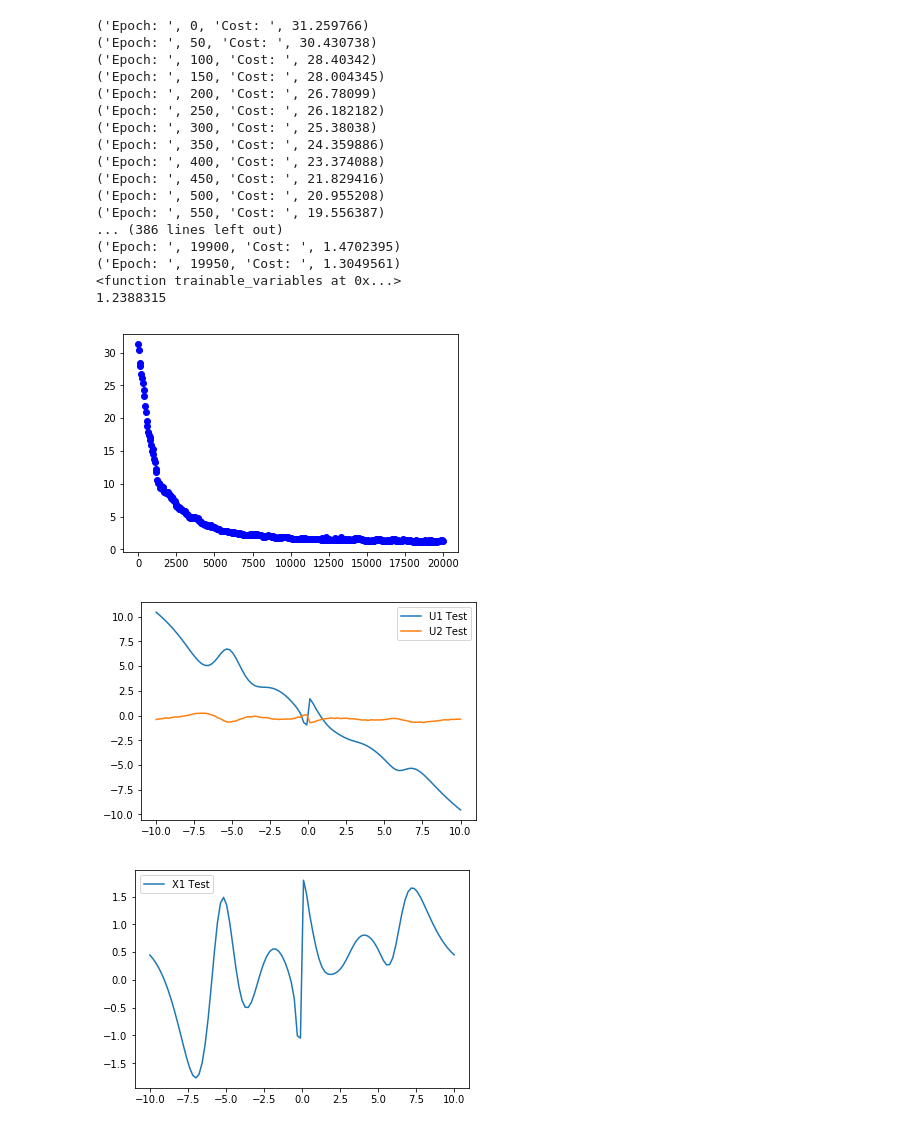
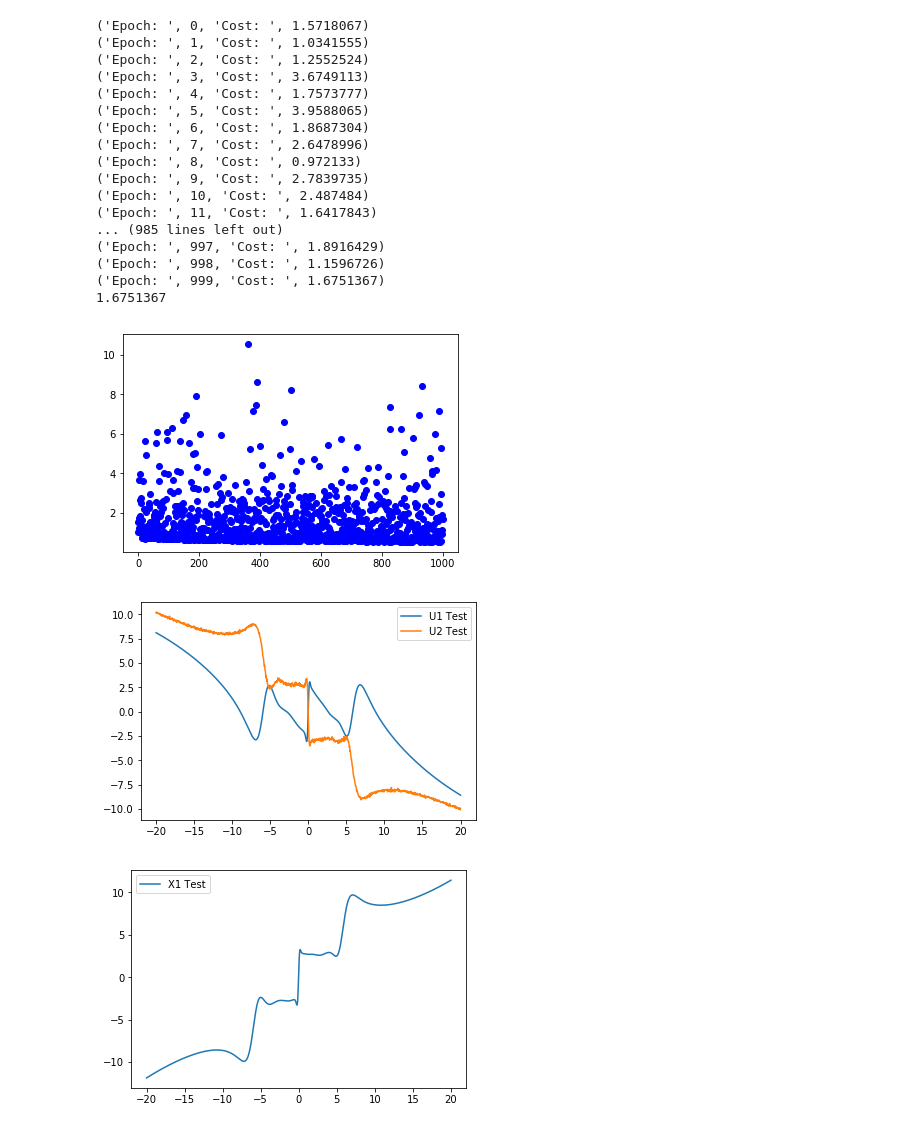
Before and after one commit to laurabrink13/Witsenhausen-Counterexample-with-NNs, a Jupyter notebook: Witsenhausen Counterexample TF.ipynb, the cells around one changed output. Drawn from its saved outputs; the diff is of its cells as text; code cells hidden in the pictures.

```diff
--- a/Witsenhausen Counterexample TF.ipynb
+++ b/Witsenhausen Counterexample TF.ipynb
@@ -7,14 +7,15 @@ import matplotlib.pyplot as plt
 np.random.seed()
 
 m = 1 # dimension
-k_squared = 0.04
+k_squared = 0.15
 m_inv = 1.0
 learning_rate = 0.00001
-epochs = 20000
-batch_size = 500
+# epochs = 20000
+epochs = 1000
+batch_size = 10000
 x_stddev = 5
 test_averaging=100
-decay = 1 - 1*1e-10
+decay = 1 - 10*1e-10
 
 # x_train = np.zeros((epochs,1))
 # for i in range(0,epochs):
@@ -306,9 +357,11 @@ x1_noise = x1 + z
 
 
 hidden_out_2 = tf.layers.dense(
-  x1_noise, 30, tf.nn.sigmoid, use_bias=True)
+  x1_noise, 30, tf.nn.sigmoid, use_bias=True, name='thirdlayer',
+    kernel_initializer=w3_init, bias_initializer=b3_init)
 u2 = tf.layers.dense(
-  hidden_out_2, m, activation=tf.identity, use_bias=True)
+  hidden_out_2, m, activation=tf.identity, use_bias=True, name='fourthlayer',
+    kernel_initializer=w4_init, bias_initializer=b4_init)
 
 
 x2 = x1 - u2
@@ -352,20 +399,17 @@ with tf.Session() as sess:
                          adaptive_learning_rate: learning_rate * (decay**epoch)})
     #         print("Epoch:", (epoch + 1), "cost =", "{:.3f}")
     #         print(u1)
-        if epoch % 50 == 0:
+        if epoch % 1 == 0:
             print("Epoch: ", epoch, "Cost: ",cost)
             plt.plot(epoch, cost, 'bo')
 
     # Test over a continuous range of X
-    x0_test = np.linspace(-2*x_stddev, 2*x_stddev, num=100)
-    u1_test, u2_test, x1_test = np.zeros((1, 100)), np.zeros((1, 100)), np.zeros(
-    (1, 100))
+    x0_test = np.linspace(-4*x_stddev, 4*x_stddev, num=1000)
+    u1_test, u2_test, x1_test = np.zeros((1, 1000)), np.zeros((1, 1000)), np.zeros(
+    (1, 1000))
 
-    train_vars = tf.GraphKeys.TRAINABLE_VARIABLES
-    train_vars = tf.trainable_variables
-    print(train_vars)
 
-    for i in range(100):
+    for i in range(1000):
         u1t, u2t, x1t = 0, 0, 0
         for _ in range(test_averaging):
           u1tmp, u2tmp, x1tmp = sess.run(
@@ -381,53 +425,61 @@ with tf.Session() as sess:
         x1_test[0, i] = x1t / test_averaging
 
     with tf.variable_scope('firstlayer', reuse=True):
         w1_post = tf.get_variable('kernel').eval()
         b1_post = tf.get_variable('bias').eval()
 
     with tf.variable_scope('secondlayer', reuse=True):
         w2_post = tf.get_variable('kernel').eval()
         b2_post = tf.get_variable('bias').eval()
 
+    with tf.variable_scope('thirdlayer', reuse=True):
+        w3_post = tf.get_variable('kernel').eval()
+        b3_post = tf.get_variable('bias').eval()
+
+    with tf.variable_scope('fourthlayer', reuse=True):
+        w4_post = tf.get_variable('kernel').eval()
+        b4_post = tf.get_variable('bias').eval()
+
 print(cost)
 plt.show()
 
 
 l1, = plt.plot(x0_test, u1_test[0], label="U1 Test")
 l3, = plt.plot(x0_test, u2_test[0], label="U2 Test")
 plt.legend(handles=[l1, l3])
 # plt.title("{} Unit NN With Activation Fn {}".format(
 #   str(num_units_1), str(activation_fn)))
 # plt.savefig("figure_u_1.png
 plt.show()
 
 plt.clf()
 l2, = plt.plot(x0_test, x1_test[0], label="X1 Test")
 # plt.title("{} Unit NN With Activation Fn {}".format(
 #   str(num_units_1), str(activation_fn)))
 plt.legend(handles=[l2])
 # plt.savefig("figure_x_1.png")
 plt.show()
 # %% [output]
-('Epoch: ', 0, 'Cost: ', 31.259766)
-('Epoch: ', 50, 'Cost: ', 30.430738)
-('Epoch: ', 100, 'Cost: ', 28.40342)
-('Epoch: ', 150, 'Cost: ', 28.004345)
-('Epoch: ', 200, 'Cost: ', 26.78099)
-('Epoch: ', 250, 'Cost: ', 26.182182)
-('Epoch: ', 300, 'Cost: ', 25.38038)
-('Epoch: ', 350, 'Cost: ', 24.359886)
-('Epoch: ', 400, 'Cost: ', 23.374088)
-('Epoch: ', 450, 'Cost: ', 21.829416)
-('Epoch: ', 500, 'Cost: ', 20.955208)
-('Epoch: ', 550, 'Cost: ', 19.556387)
-... (386 lines left out)
-('Epoch: ', 19900, 'Cost: ', 1.4702395)
-('Epoch: ', 19950, 'Cost: ', 1.3049561)
-<function trainable_variables at 0x...>
-1.2388315
+('Epoch: ', 0, 'Cost: ', 1.5718067)
+('Epoch: ', 1, 'Cost: ', 1.0341555)
+('Epoch: ', 2, 'Cost: ', 1.2552524)
+('Epoch: ', 3, 'Cost: ', 3.6749113)
+('Epoch: ', 4, 'Cost: ', 1.7573777)
+('Epoch: ', 5, 'Cost: ', 3.9588065)
+('Epoch: ', 6, 'Cost: ', 1.8687304)
+('Epoch: ', 7, 'Cost: ', 2.6478996)
+('Epoch: ', 8, 'Cost: ', 0.972133)
+('Epoch: ', 9, 'Cost: ', 2.7839735)
+('Epoch: ', 10, 'Cost: ', 2.487484)
+('Epoch: ', 11, 'Cost: ', 1.6417843)
+... (985 lines left out)
+('Epoch: ', 997, 'Cost: ', 1.8916429)
+('Epoch: ', 998, 'Cost: ', 1.1596726)
+('Epoch: ', 999, 'Cost: ', 1.6751367)
+1.6751367
-[figure, old version]
+[figure, new version]
-[figure, old version]
+[figure, new version]
-[figure, old version]
+[figure, new version]
 # %%
 w1_post.shape
 np.array(w1).shape
```
Also changed, not shown: parts of 5 cells of this notebook.
